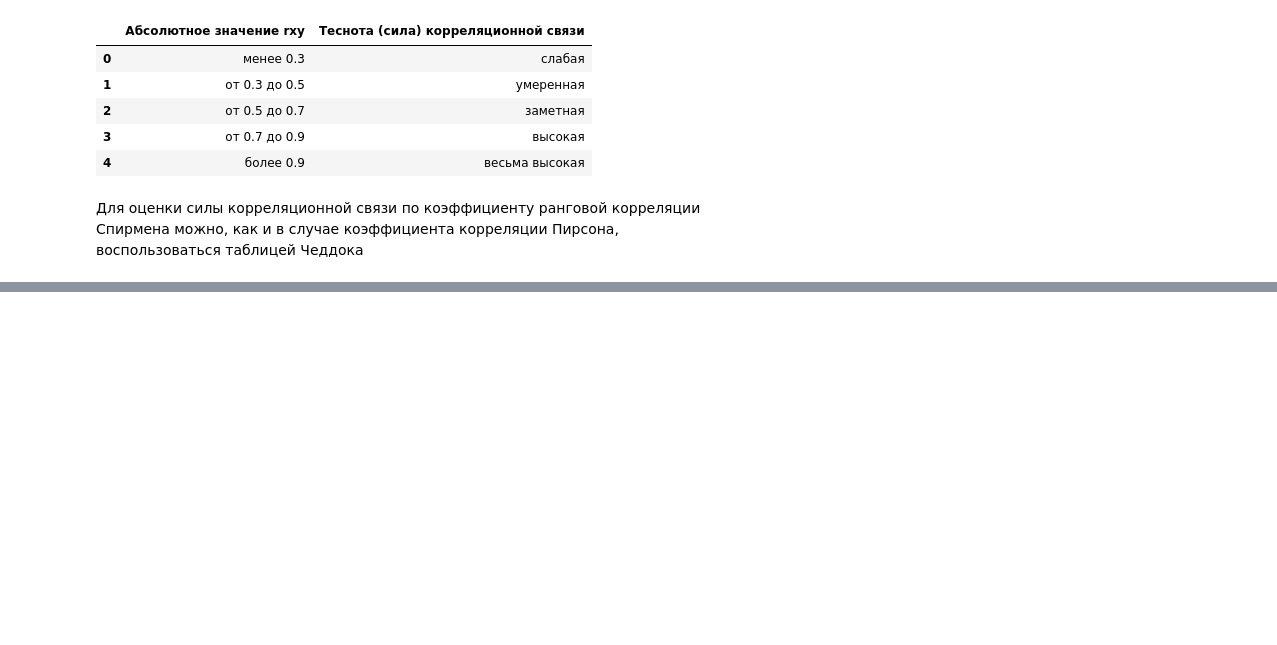
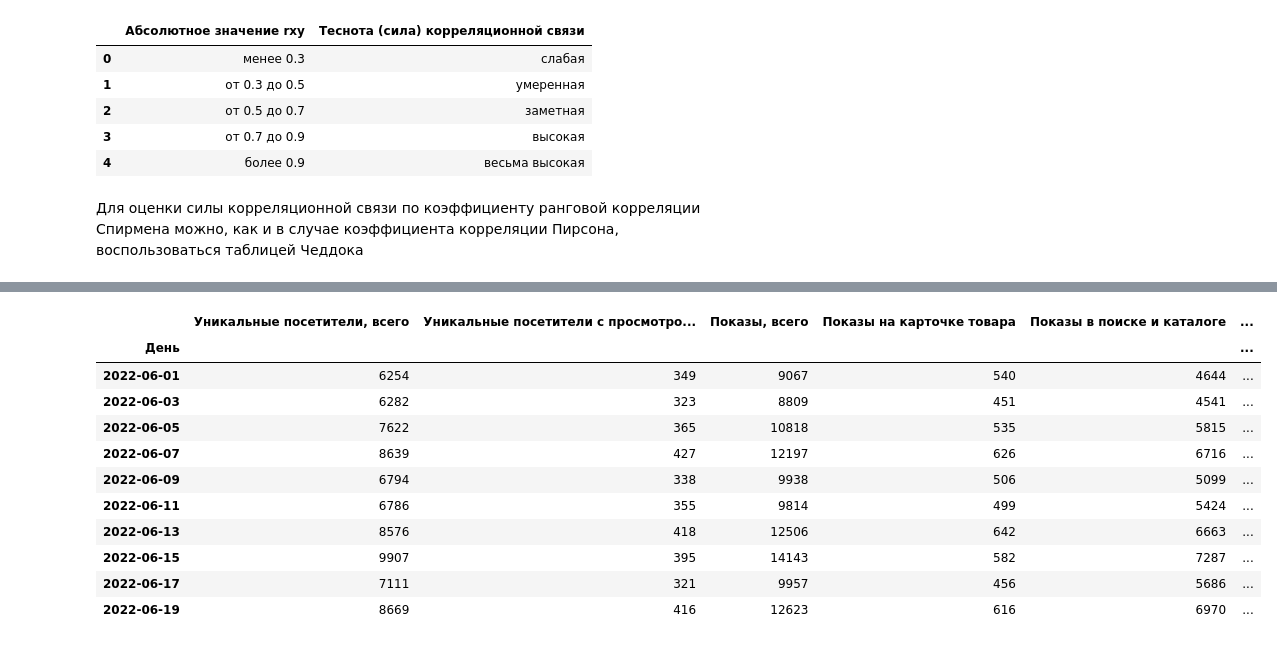
Before and after one commit to Untick/Marketplaces, a Jupyter notebook: Domoscanova Irina/AI_стажировка_Ingate.ipynb, the cells around one changed output, grey strips where cells are left out. Drawn from its saved outputs; the diff is of its cells as text; code cells hidden in the pictures; blank space fills up the shorter version.

```diff
--- a/Domoscanova Irina/AI_стажировка_Ingate.ipynb
+++ b/Domoscanova Irina/AI_стажировка_Ingate.ipynb
@@ -664,0 +759,8 @@ display(cheddock)
+# %%
+# Удаление текстовых столбцов
+ozon_data_fara.drop(['Категория 3-го уровня',
+                    'Товары',
+                    'Модель',
+                    'Ozon ID',
+                    'Артикул'], axis=1, inplace=True)
+ozon_data_fara.head()
@@ -664,0 +775,36 @@ display(cheddock)
+# %%
+# Группирую данные по неделям
+fara = ozon_data_fara.groupby(pd.Grouper(freq='2D')).agg({'Уникальные посетители, всего':'sum',
+                                                         'Уникальные посетители с просмотром карточки товара':'sum',
+                                                         'Показы, всего':'sum',
+                                                         'Показы на карточке товара':'sum',
+                                                         'Показы в поиске и каталоге':'sum',
+                                                         'Позиция в поиске и каталоге':'mean',
+                                                         'В корзину, всего':'sum',
+                                                         'Заказано товаров':'sum',
+                                                         'Отменено товаров':'sum',
+                                                         'Доставлено (за выбранный период)':'sum',
+                                                         'Возвращено товаров':'sum',
+                                                         'Заказано на сумму':'sum',
+                                                         'Отправления с премиум-подпиской, принятые в обработку':'sum',
+                                                         'Акции':'mean',
+                                                         'Заказано товаров по акции':'sum',
+                                                         'Заказано на сумму по акции':'sum',
+                                                         'Контент-рейтинг':'mean',
+                                                         'Средний чек':'mean'})
+
+
+fara.head(10)
+# %% [output]
+|  | Уникальные посетители, всего | Уникальные посетители с просмотро... | Показы, всего | Показы на карточке товара | Показы в поиске и каталоге | ... |
+| День |  |  |  |  |  | ... |
+| 2022-06-01 | 6254 | 349 | 9067 | 540 | 4644 | ... |
+| 2022-06-03 | 6282 | 323 | 8809 | 451 | 4541 | ... |
+| 2022-06-05 | 7622 | 365 | 10818 | 535 | 5815 | ... |
+| 2022-06-07 | 8639 | 427 | 12197 | 626 | 6716 | ... |
+| 2022-06-09 | 6794 | 338 | 9938 | 506 | 5099 | ... |
+| 2022-06-11 | 6786 | 355 | 9814 | 499 | 5424 | ... |
+| 2022-06-13 | 8576 | 418 | 12506 | 642 | 6663 | ... |
+| 2022-06-15 | 9907 | 395 | 14143 | 582 | 7287 | ... |
+| 2022-06-17 | 7111 | 321 | 9957 | 456 | 5686 | ... |
+| 2022-06-19 | 8669 | 416 | 12623 | 616 | 6970 | ... |
```
Also changed, not shown: parts of 44 cells of this notebook.
